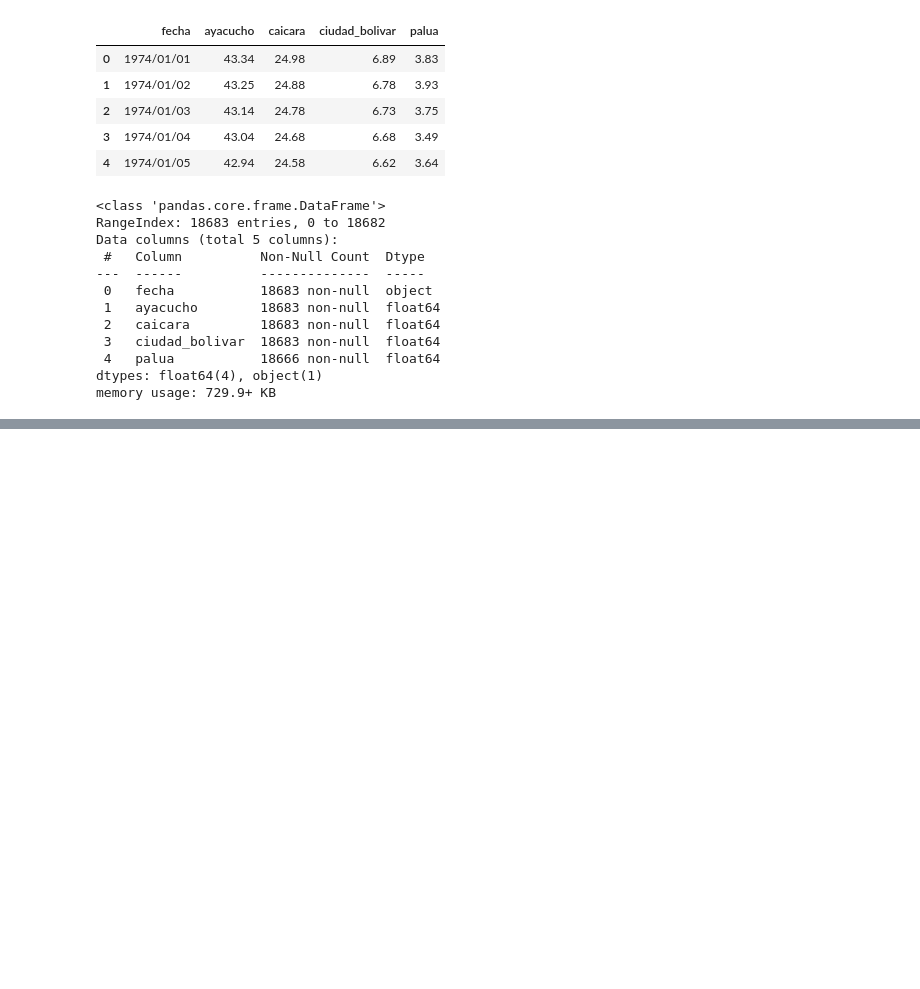
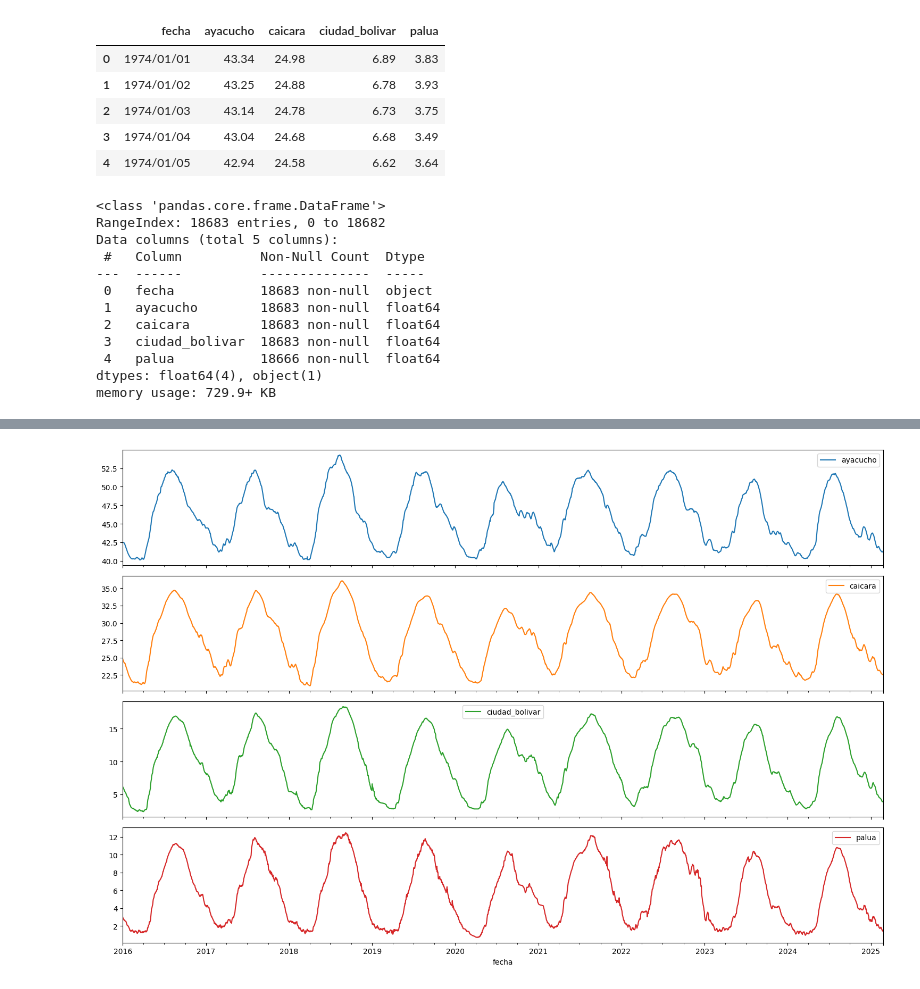
Before and after one commit to gabrielmj23/orinoco-lstm, a Jupyter notebook: model.ipynb, the cells around one changed output, grey strips where cells are left out. Saved outputs shown, nothing was run; the diff lists cells and outputs as text; code cells hidden in the pictures; blank space fills up the shorter version.

```diff
--- a/model.ipynb
+++ b/model.ipynb
@@ -233,0 +332,8 @@ Valores reales (si están disponibles):
+# %%
+# Graficar valores de cada columna
+data[data["fecha"] >= "2016/01/01"].set_index("fecha")[["ayacucho", "caicara", "ciudad_bolivar", "palua"]].plot(
+    subplots=True, figsize=(15, 10)
+)
+plt.tight_layout()
+# %% [output]
+[figure, added]
```
Also changed, not shown: parts of 9 cells of this notebook, 2 other files.
